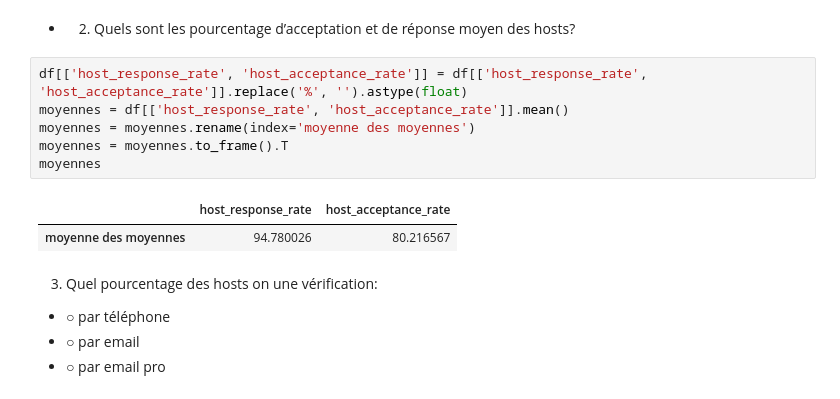
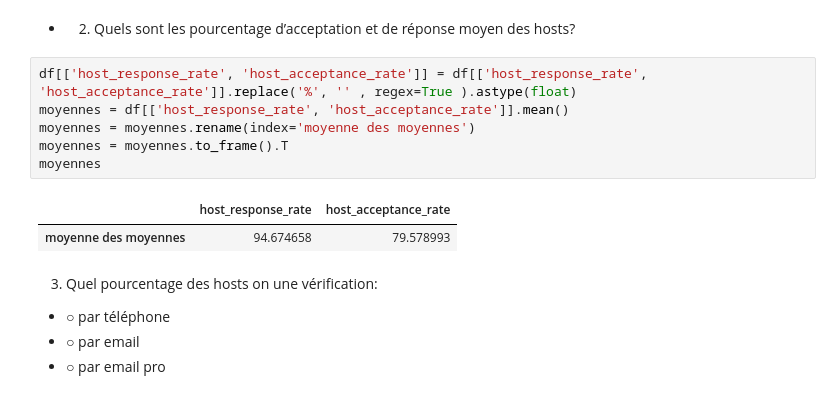
Before and after one commit to DonzerHD/Pandas-Env-Visuel, a Jupyter notebook: Pandas/TD_Pandas.ipynb, the cells around one changed output. Cells and saved outputs as stored; diff of their text form.

```diff
--- a/Pandas/TD_Pandas.ipynb
+++ b/Pandas/TD_Pandas.ipynb
@@ -40,14 +40,14 @@ reviews
 # %% [markdown]
 - 2. Quels sont les pourcentage d’acceptation et de réponse moyen des hosts?
 # %%
-df[['host_response_rate', 'host_acceptance_rate']] = df[['host_response_rate', 'host_acceptance_rate']].replace('%', '').astype(float)
+df[['host_response_rate', 'host_acceptance_rate']] = df[['host_response_rate', 'host_acceptance_rate']].replace('%', '' , regex=True ).astype(float)
 moyennes = df[['host_response_rate', 'host_acceptance_rate']].mean()
 moyennes = moyennes.rename(index='moyenne des moyennes')
 moyennes = moyennes.to_frame().T
 moyennes
 # %% [output]
 |  | host_response_rate | host_acceptance_rate |
-| moyenne des moyennes | 94.780026 | 80.216567 |
+| moyenne des moyennes | 94.674658 | 79.578993 |
 # %% [markdown]
 3. Quel pourcentage des hosts on une vérification:
 - ○ par téléphone
```
Also changed, not shown: parts of 4 cells of this notebook, 1 other file.
